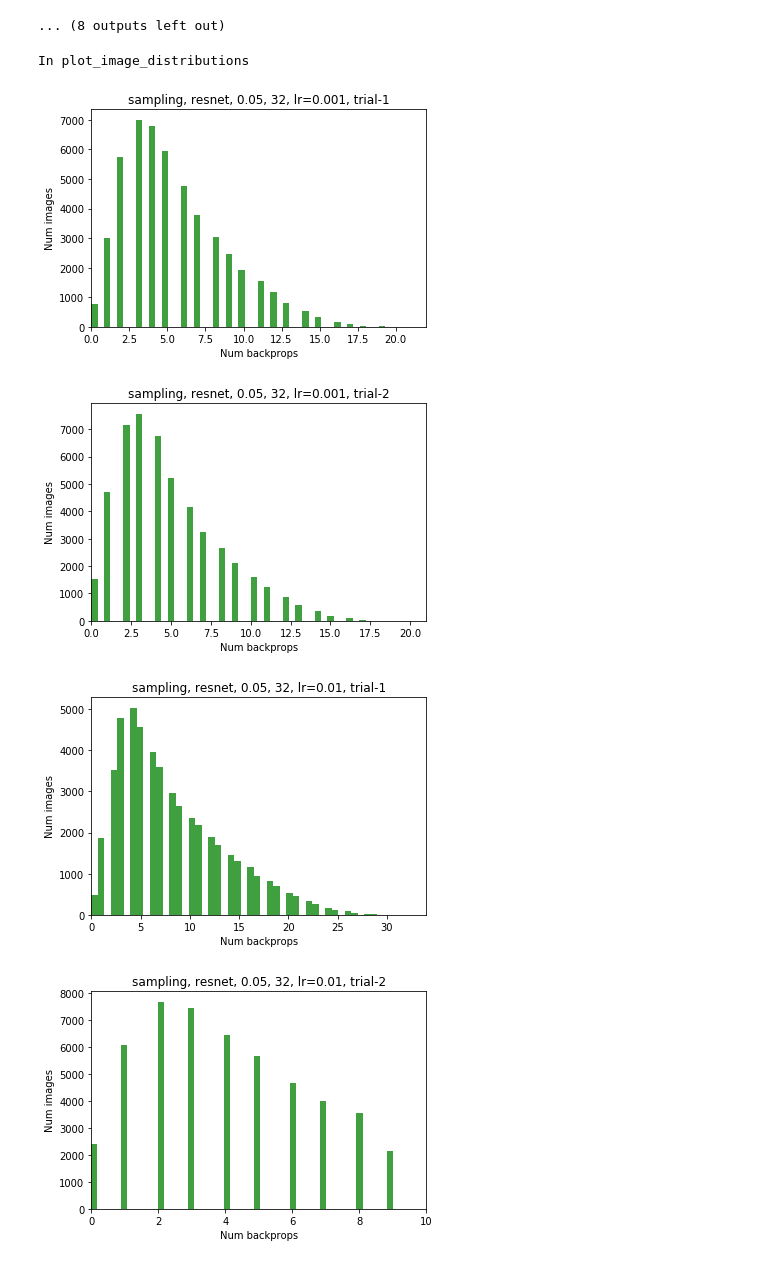
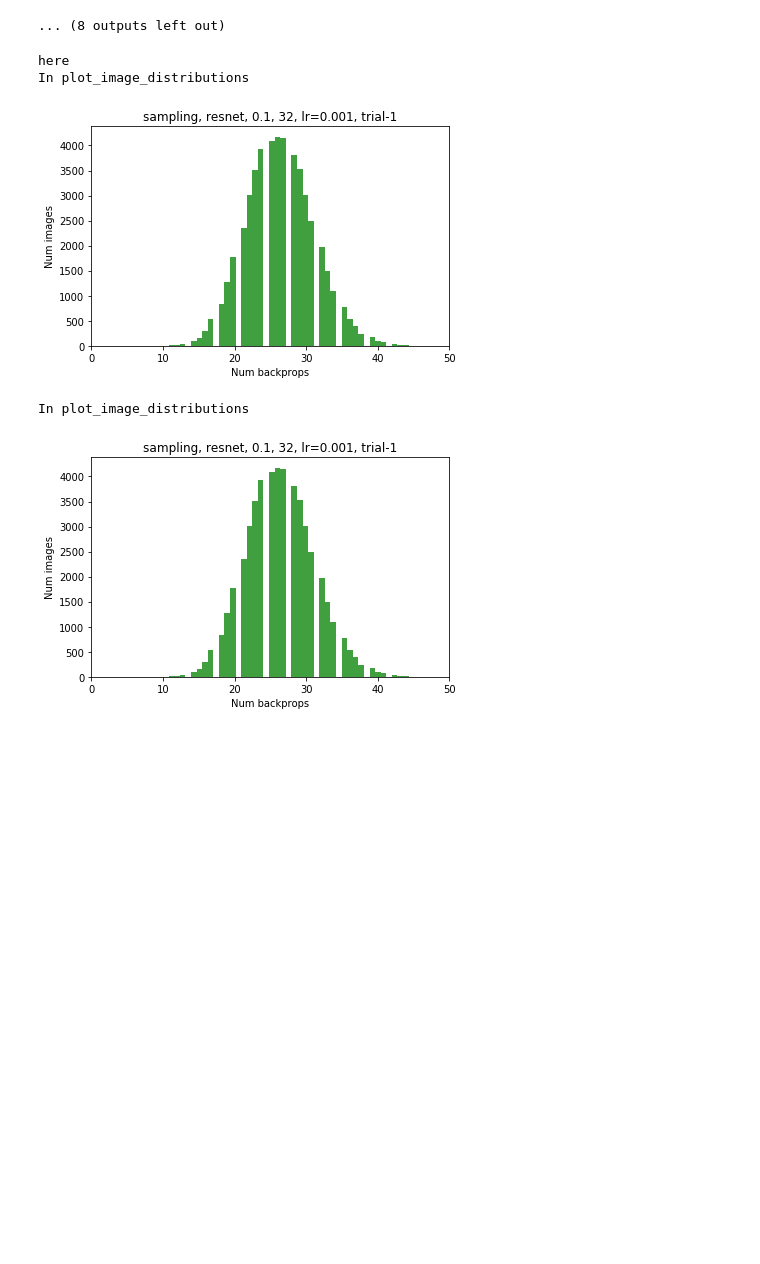
Before and after one commit to angelajiang/bias-in-datasets, a Jupyter notebook: active_learning/ipython/Batch Statistics v2 (top_k, sampling).ipynb, the cells around one changed output. Cells and saved outputs as stored; diff of their text form; code cells hidden in the pictures; blank space fills up the shorter version.

```diff
--- a/active_learning/ipython/Batch Statistics v2 (top_k, sampling).ipynb
+++ b/active_learning/ipython/Batch Statistics v2 (top_k, sampling).ipynb
@@ -146,17 +181,23 @@ def plot_experiment(experiment_dir,
                     series_keys_list = [["chosen_losses", "pool_losses"]]):
     pickles_dir = os.path.join(experiment_dir, "pickles")
     if os.path.isdir(pickles_dir):
-        # image_id_hist_dir = os.path.join(pickles_dir, "image_id_hist")
-        # if os.path.isdir(image_id_hist_dir):
-        #    plot_image_distributions(image_id_hist_dir, plot_dir)
+        image_id_hist_dir = os.path.join(pickles_dir, "image_id_hist")
+        if os.path.isdir(image_id_hist_dir):
+            print("here")
+            plot_image_distributions(image_id_hist_dir, plot_dir)
 
         batch_stats_dir = os.path.join(pickles_dir, "batch_stats")
         #if os.path.isdir(batch_stats_dir):
            # plot_batch_statistics(batch_stats_dir, plot_dir, series_keys_list)
 
+        target_confidences_dir = os.path.join(pickles_dir, "target_confidences")
+        #if os.path.isdir(target_confidences_dir):
+        #    plot_target_confidences_dir(target_confidences_dir, plot_dir)
+
         images_hist_dir = os.path.join(pickles_dir, "image_id_hist")
         if os.path.isdir(images_hist_dir):
             plot_image_distributions(images_hist_dir, plot_dir)
+%matplotlib inline
 # %%
 plot_home_dir = "../plots"
 
@@ -294,17 +330,17 @@ plot_experiment(experiment_dir, plot_dir, 250, series_keys_list=series_keys_list
 # %%
 plot_home_dir = "../plots"
 
 # MobileNet and ResNet with 250000 backprops
-experiment_name = "180928_recenter"
+experiment_name = "181009_prime_recenter_4"
 experiment_dir = "../data/output/cifar10/{}".format(experiment_name)
 plot_dir = "{}/{}".format(plot_home_dir, experiment_name)
 series_keys_list = [["chosen_sps", "pool_sps"], ["chosen_losses", "pool_losses"]]
 if not os.path.exists(plot_dir):
     os.makedirs(plot_dir)
 plot_experiment(experiment_dir, plot_dir, 250, series_keys_list=series_keys_list)
 # %% [output]
+here
 In plot_image_distributions
-[figure, old version]
+[figure, new version]
+In plot_image_distributions
-[figure, old version]
+[figure, new version]
-[figure, removed]
-[figure, removed]
```
Also changed, not shown: parts of 6 cells of this notebook, 1 other file.
